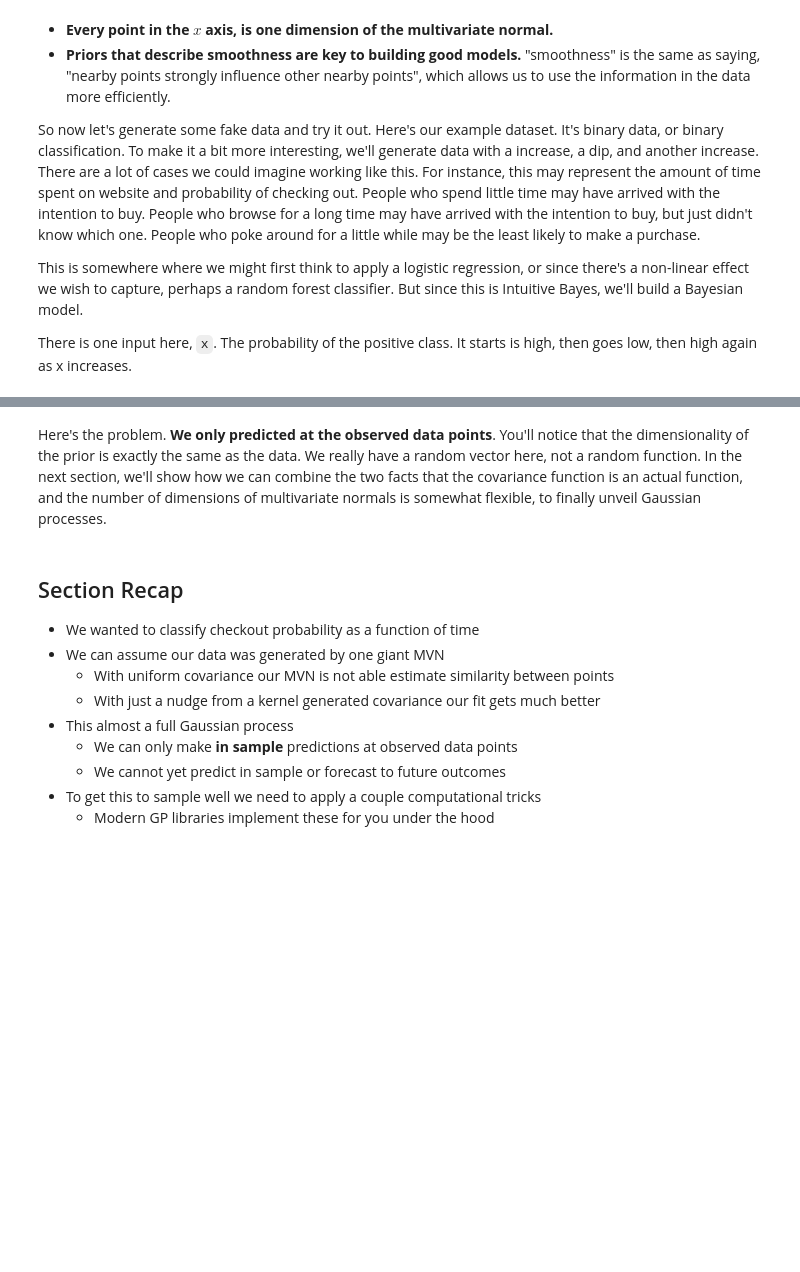
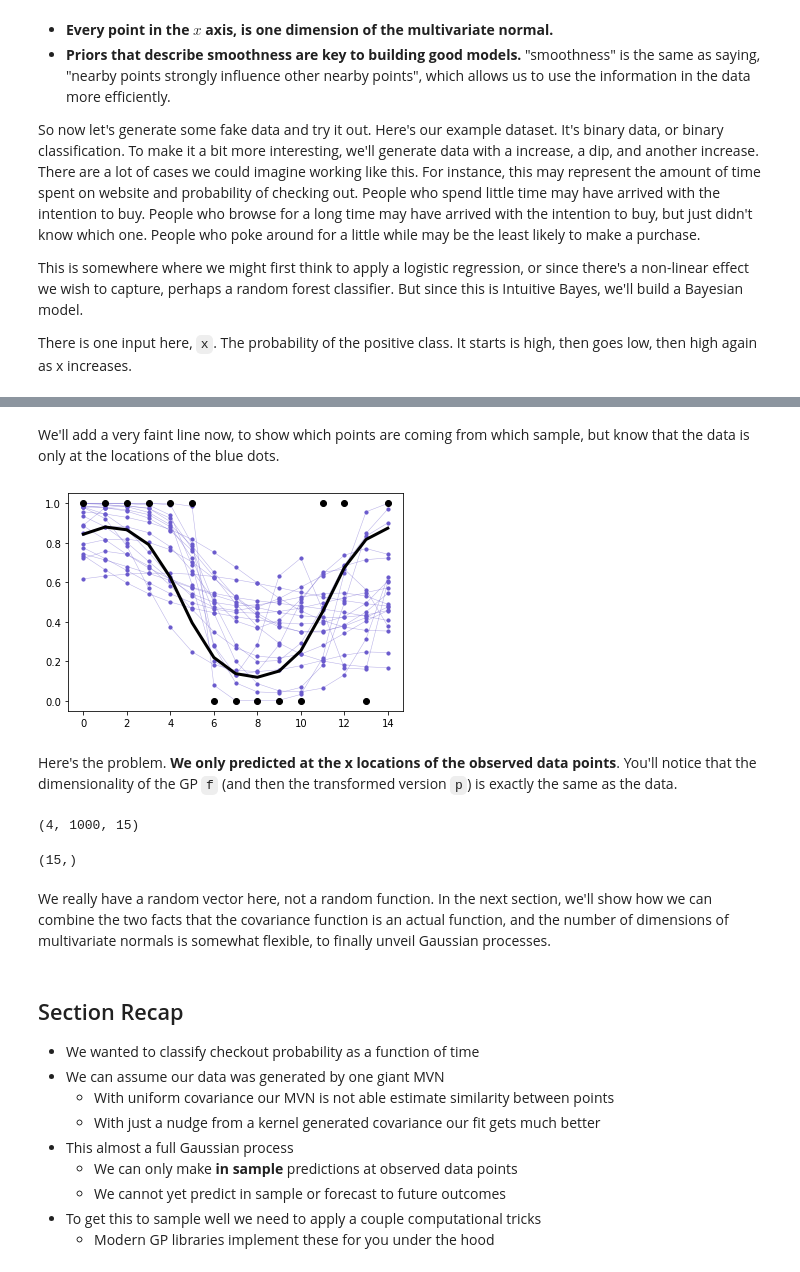
Before and after one commit to bwengals/etc, a Jupyter notebook: Lesson03_Random_Functions.ipynb, the cells around one changed output, grey strips where cells are left out. Saved outputs shown, nothing was run; the diff lists cells and outputs as text; code cells hidden in the pictures; blank space fills up the shorter version.

```diff
--- a/Lesson03_Random_Functions.ipynb
+++ b/Lesson03_Random_Functions.ipynb
@@ -504,5 +506,28 @@ plt.plot(x, y, "ok");
+# %% [markdown]
+We'll add a very faint line now, to show which points are coming from which sample, but know that the data is only at the locations of the blue dots.
+# %%
+p = idata.posterior.p.stack(samples=['chain', 'draw']).values
+
+ix = np.random.randint(0, p.shape[1], 20)
+for i in range(len(ix)):
+    plt.scatter(x, p[:, i], color="slateblue", s=10);
+    plt.plot(x, p[:, i], color="slateblue", lw=0.5, alpha=0.5);
+plt.plot(x, p_true, color="k", lw=3);
+plt.plot(x, y, "ok");
+# %% [output]
+[figure, added]
 # %% [markdown]
-Here's the problem.  **We only predicted at the observed data points**.  You'll notice that the dimensionality of the prior is exactly the same as the data.  We really have a random vector here, not a random function.  In the next section, we'll show how we can combine the two facts that the covariance function is an actual function, and the number of dimensions of multivariate normals is somewhat flexible, to finally unveil Gaussian processes.
+Here's the problem.  **We only predicted at the x locations of the observed data points**.  You'll notice that the dimensionality of the GP `f` (and then the transformed version `p`) is exactly the same as the data.
+# %%
+idata.posterior.p.shape # 4 chains, 1000 draws, 15 data points, one for each x
+# %% [output]
+(4, 1000, 15)
+# %%
+x.shape # 15 x locations
+# %% [output]
+(15,)
+# %% [markdown]
+We really have a random vector here, not a random function.  In the next section, we'll show how we can combine the two facts that the covariance function is an actual function, and the number of dimensions of multivariate normals is somewhat flexible, to finally unveil Gaussian processes.
 # %% [markdown]
 ## Section Recap
 * We wanted to classify checkout probability as a function of time
```
Also changed, not shown: parts of 24 cells of this notebook, 1 other file.
